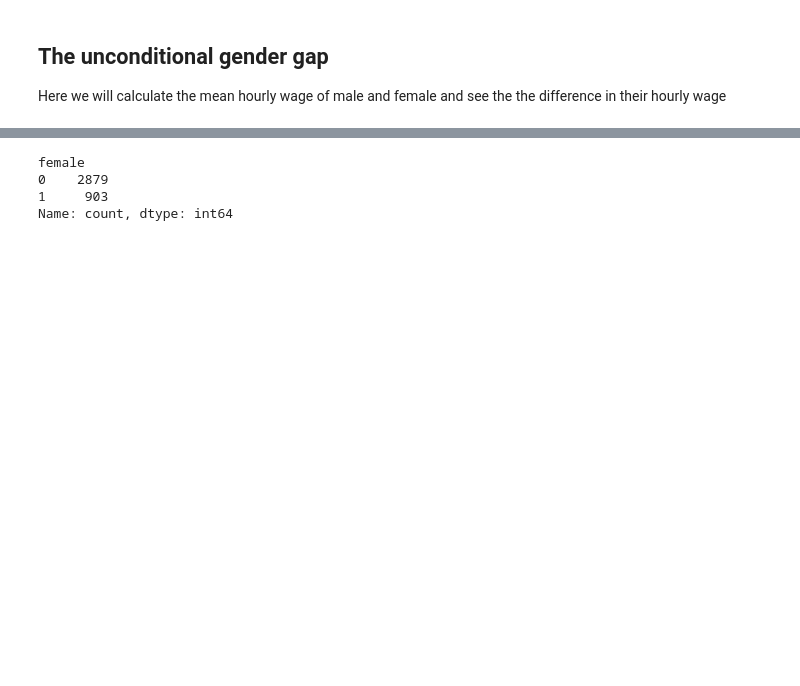
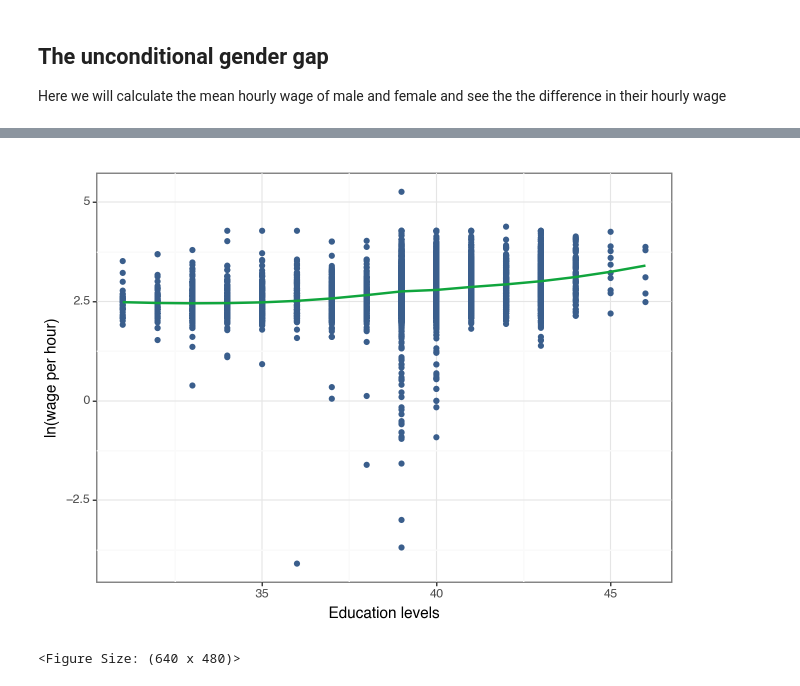
Before and after one commit to viethngn/CEU_MSc_BA_ECBS5142_Data_Analysis_2, a Jupyter notebook: assignment1/assignment1.ipynb, the cells around one changed output, grey strips where cells are left out. Cells and saved outputs as stored; diff of their text form; code cells hidden in the pictures; blank space fills up the shorter version.

```diff
--- a/assignment1/assignment1.ipynb
+++ b/assignment1/assignment1.ipynb
@@ -149,9 +170,12 @@ Unconditional gender wage gap between male and female: 4.764768926311845
 # %%
-comp_sample["female"] = comp_sample["female"].astype(int)  #from boolean to 0,1
-comp_sample["female"].value_counts()
+(
+    ggplot(comp_sample, aes(x='grade92', y='ln_wage')) +
+    geom_point(color=color[0]) +
+    geom_smooth(method='loess', color=color[1], se=False) +
+    labs(x="Education levels", y="ln(wage per hour)") +
+    theme_bw()
+)
 # %% [output]
+[figure, added]
-female
-0    2879
-1     903
-Name: count, dtype: int64
+<Figure Size: (640 x 480)>
 # %%
```
Also changed, not shown: parts of 16 cells of this notebook, 2 other files.
